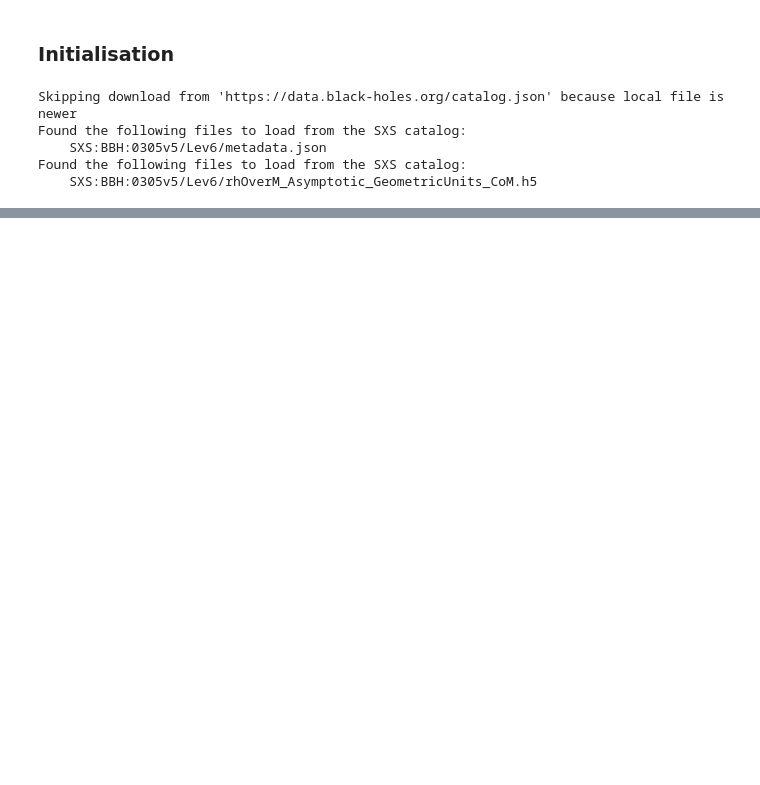
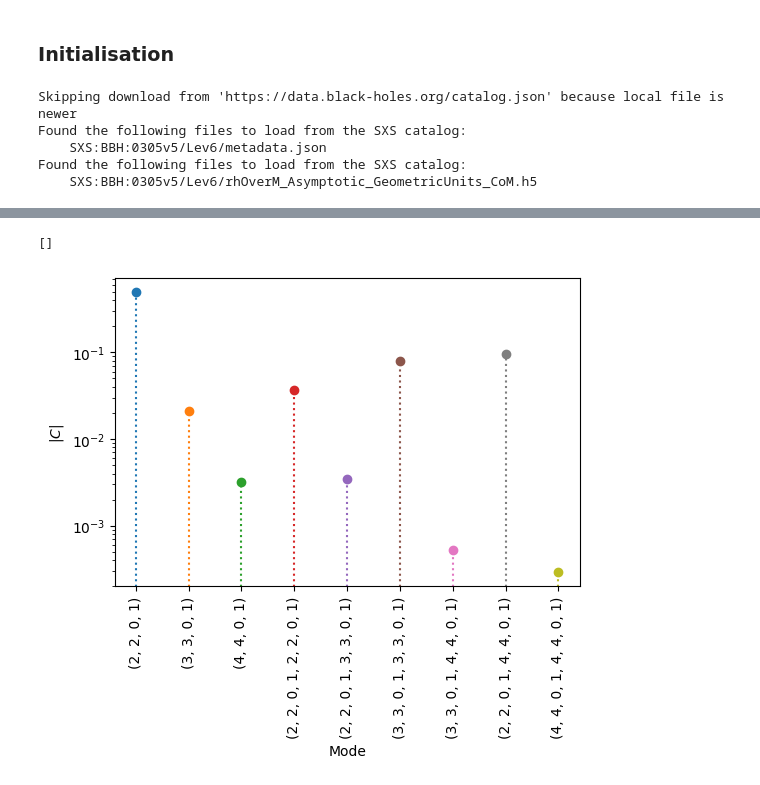
Before and after one commit to Richardvnd/qnmfitsrd, a Jupyter notebook: quadratic_multimode_fit.ipynb, the cells around one changed output, grey strips where cells are left out. Cells and saved outputs as stored; diff of their text form; code cells hidden in the pictures; blank space fills up the shorter version.

```diff
--- a/quadratic_multimode_fit.ipynb
+++ b/quadratic_multimode_fit.ipynb
@@ -60,0 +59,36 @@ Quadratic mismatch = 0.42401979743100326
+# %%
+mode_pairs = [(2,2,0,1),
+              (3,3,0,1),
+              (4,4,0,1),
+              (5,5,0,1),
+              (6,6,0,1),
+              (7,7,0,1),
+              (8,8,0,1),
+              (9,9,0,1),
+              (2,2,0,1,2,2,0,1),
+              (2,2,0,1,3,3,0,1),
+              (3,3,0,1,3,3,0,1),
+              (2,2,0,1,2,2,0,1),
+              (3,3,0,1,4,4,0,1),
+              (4,4,0,1,4,4,0,1),
+              (5,5,0,1,5,5,0,1),
+              (6,6,0,1,6,6,0,1),
+              (7,7,0,1,7,7,0,1),
+              (8,8,0,1,8,8,0,1),
+              (9,9,0,1,9,9,0,1)]
+best_fits = qnmfits.multi_multimode_ringdown_fit(
+    sim.times,
+    sim.h,
+    mode_pairs,
+    Mf=sim.Mf,
+    chif=sim.chif_mag,
+    t0=0,
+)
+
+qnmfits.plot_mode_amplitudes(
+    best_fits['C'], best_fits['mode_labels'], log=False)
+
+plt.semilogy()
+# %% [output]
+[]
+[figure, added]
```
Also changed, not shown: parts of 7 cells of this notebook, 5 other files.
